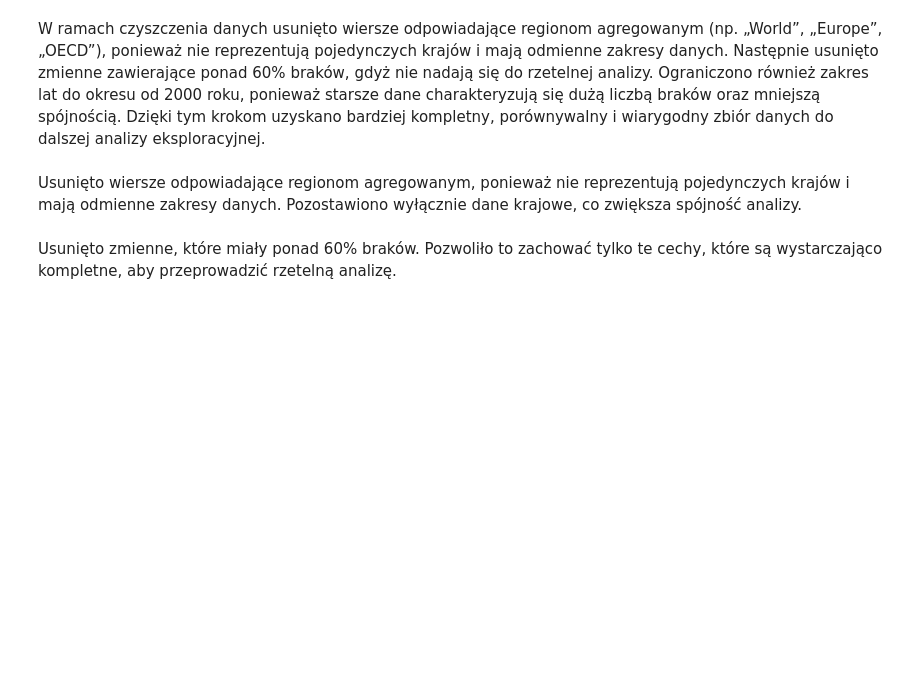
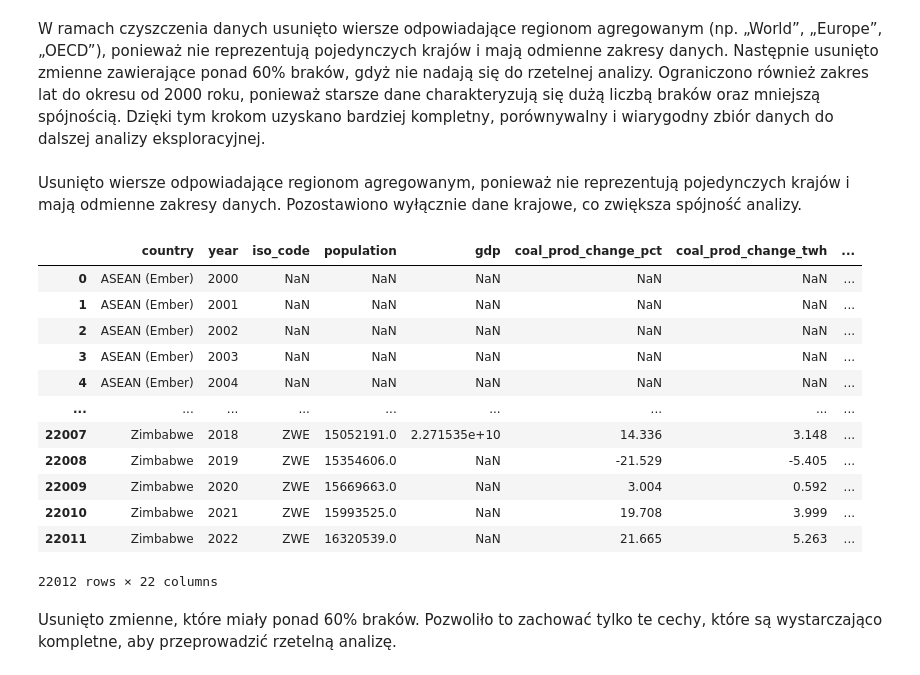
Before and after one commit to olaramota-beep/AWDP-projekt-do-oddania, a Jupyter notebook: Diagnostyka danych i wizualizacja.ipynb, the cells around one changed output. Cells and saved outputs as stored; diff of their text form; code cells hidden in the pictures; blank space fills up the shorter version.

```diff
--- a/Diagnostyka danych i wizualizacja.ipynb
+++ b/Diagnostyka danych i wizualizacja.ipynb
@@ -192,7 +192,22 @@ Usunięto wiersze odpowiadające regionom agregowanym, ponieważ nie reprezentuj
 # %%
 # Usunięcie zmiennych z >60% braków
 threshold = 0.6
 df = df.loc[:, df.isna().mean() < threshold]
+df
+# %% [output]
+|  | country | year | iso_code | population | gdp | coal_prod_change_pct | coal_prod_change_twh | ... |
+| 0 | ASEAN (Ember) | 2000 | NaN | NaN | NaN | NaN | NaN | ... |
+| 1 | ASEAN (Ember) | 2001 | NaN | NaN | NaN | NaN | NaN | ... |
+| 2 | ASEAN (Ember) | 2002 | NaN | NaN | NaN | NaN | NaN | ... |
+| 3 | ASEAN (Ember) | 2003 | NaN | NaN | NaN | NaN | NaN | ... |
+| 4 | ASEAN (Ember) | 2004 | NaN | NaN | NaN | NaN | NaN | ... |
+| ... | ... | ... | ... | ... | ... | ... | ... | ... |
+| 22007 | Zimbabwe | 2018 | ZWE | 15052191.0 | 2.271535e+10 | 14.336 | 3.148 | ... |
+| 22008 | Zimbabwe | 2019 | ZWE | 15354606.0 | NaN | -21.529 | -5.405 | ... |
+| 22009 | Zimbabwe | 2020 | ZWE | 15669663.0 | NaN | 3.004 | 0.592 | ... |
+| 22010 | Zimbabwe | 2021 | ZWE | 15993525.0 | NaN | 19.708 | 3.999 | ... |
+| 22011 | Zimbabwe | 2022 | ZWE | 16320539.0 | NaN | 21.665 | 5.263 | ... |
+22012 rows × 22 columns
 # %% [markdown]
 Usunięto zmienne, które miały ponad 60% braków. Pozwoliło to zachować tylko te cechy, które są wystarczająco kompletne, aby przeprowadzić rzetelną analizę.
 # %% [markdown]
```
Also changed, not shown: 1 other file.
